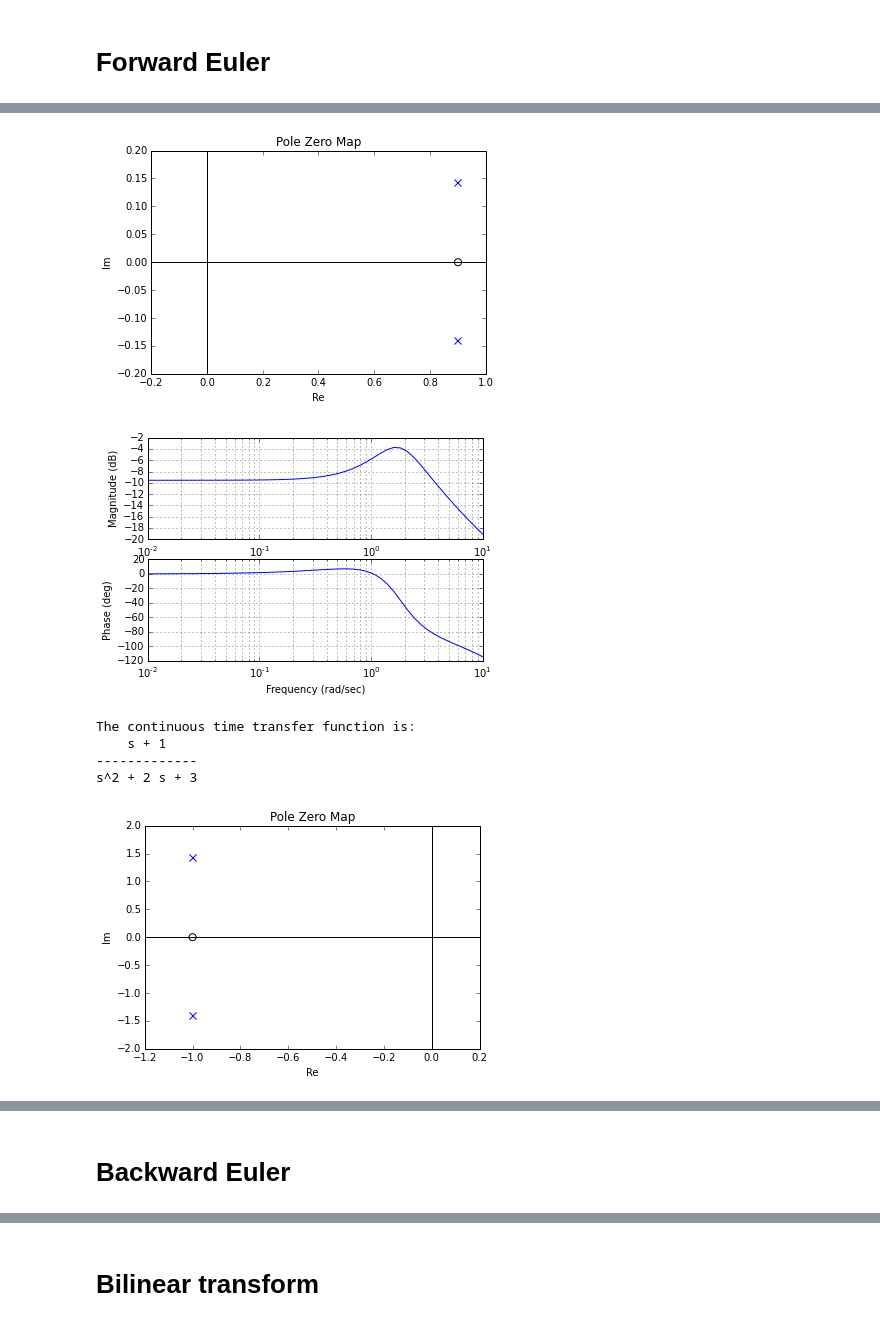
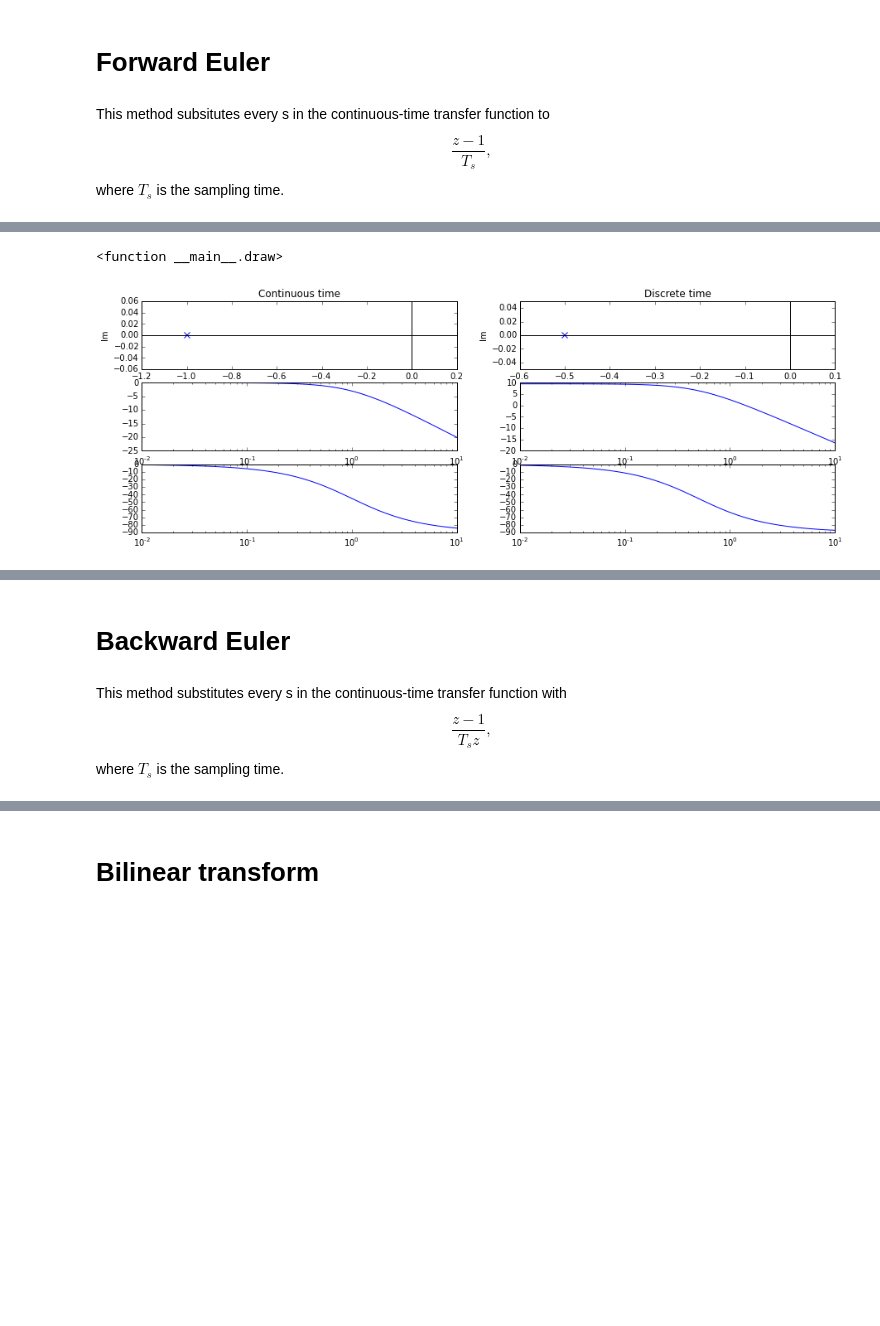
Before and after one commit to claesenm/kul-systeemtheorie, a Jupyter notebook: notebooks/Discretization.ipynb, the cells around one changed output, grey strips where cells are left out. Drawn from its saved outputs; the diff is of its cells as text; code cells hidden in the pictures; blank space fills up the shorter version.

Commit message:
Worked on notebook about discretization

```diff
--- a/notebooks/Discretization.ipynb
+++ b/notebooks/Discretization.ipynb
@@ -17,36 +12,44 @@ from Discretization import *
 :0: FutureWarning: IPython widgets are experimental and may change in the future.
 # %% [markdown]
 # Forward Euler
+# %% [markdown]
+This method subsitutes every s in the continuous-time transfer function to $$\frac{z-1}{T_s},$$ where $T_s$ is the sampling time.
 # %%
-def zp_plot_discr_fe(Ts,sys):
-    sysd = sys.sample(Ts,'euler')
-    print 'The discrete time transfer function is :', sysd
-    matlab.pzmap(sysd,Plot=True)
-    plt.show()
+def zp(Ts,sys):
+    sysd=sys.sample(Ts,'euler')
+    print 'The continuous-time transfer function is :', sys
+    print 'and the discrete-time transfer function is: ', sysd
+    plt.subplot(3,2,1)
+    zp_plot(sys)
+    plt.title('Continuous time')
+    plt.subplot(3,2,2)
+    zp_plot(sysd)
+    plt.title('Discrete time')
 
-    #sysd = sys.sample(Ts,'euler')
-    #print sysd
-    #plt.subplot(1,2,2)
-    #fig = pzmap.pzmap(sysd)
-    #fig = plt.gcf()
-    #fig.set_size_inches(15,5)
-    #plt.show()
+def bode_plot(Ts,sys):
+    #continuous
+    n = asarray(sys.num)[0][0]
+    d = asarray(sys.den)[0][0]
+    s = signal.lti(n,d)
+    w, mag, phase = s.bode()
+    plt.subplot(323)
+    plt.semilogx(w, mag)
+    plt.subplot(325)
+    plt.semilogx(w, phase)
+    #discrete
+    sysd=sys.sample(Ts,'euler')
+    nd = asarray(sysd.num)[0][0]
+    dd = asarray(sysd.den)[0][0]
+    sd = signal.lti(nd,dd)
+    wd, magd, phased = sd.bode()
+    plt.subplot(324)
+    plt.semilogx(wd, magd)
+    plt.subplot(326)
+    plt.semilogx(wd, phased)
 
-def bode_plot_discr_fe(Ts,sys):
-    sysd = sys.sample(Ts,'euler')
-    bode(sysd,dB=True,Plot=True)
-    plt.show()
-
-    #sysd = sys.sample(Ts,'euler')
-    #s = signal.lti(asarray(sysd.num)[0][0],asarray(sysd.den)[0][0])
-    #bode(s,dB=True,Plot=True)
-    #plt.show()
-
-def draw_fe(Ts):
-    zp_plot_discr_fe(Ts,sys)
-    bode_plot_discr_fe(Ts,sys)
-    zp_plot_cont(sys)
-    bode_plot_cont(sys)
+def draw(Ts):
+    zp(Ts,sys)
+    bode_plot(Ts,sys)
 
 go = False
 while go == False:
@@ -54,5 +57,5 @@ while go == False:
     sys = TransferFunction(Num,Denom)
     print 'The transfer function is :', sys
     go = check()
-interact(draw_fe,Ts=(0.1,3,0.1))
+interact(draw,Ts=(0.1,3,0.1))
 # %% [output]
@@ -65,7 +73,2 @@ dt = 0.1
+<function __main__.draw>
-[figure, old version]
+[figure, new version]
-[figure, removed]
-The continuous time transfer function is:
-    s + 1
--------------
-s^2 + 2 s + 3
-[figure, removed]
@@ -73,3 +75,5 @@ s^2 + 2 s + 3
 # %% [markdown]
 # Backward Euler
+# %% [markdown]
+This method substitutes every s in the continuous-time transfer function with $$\frac{z-1}{T_s z},$$ where $T_s$ is the sampling time.
 # %%
```
Also changed, not shown: parts of 12 cells of this notebook, 10 other files.
